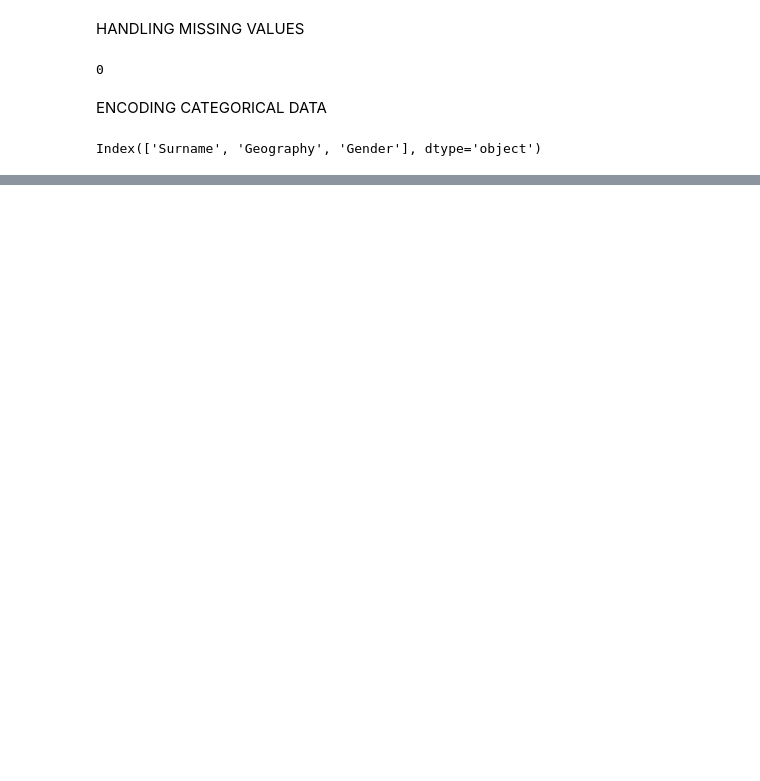
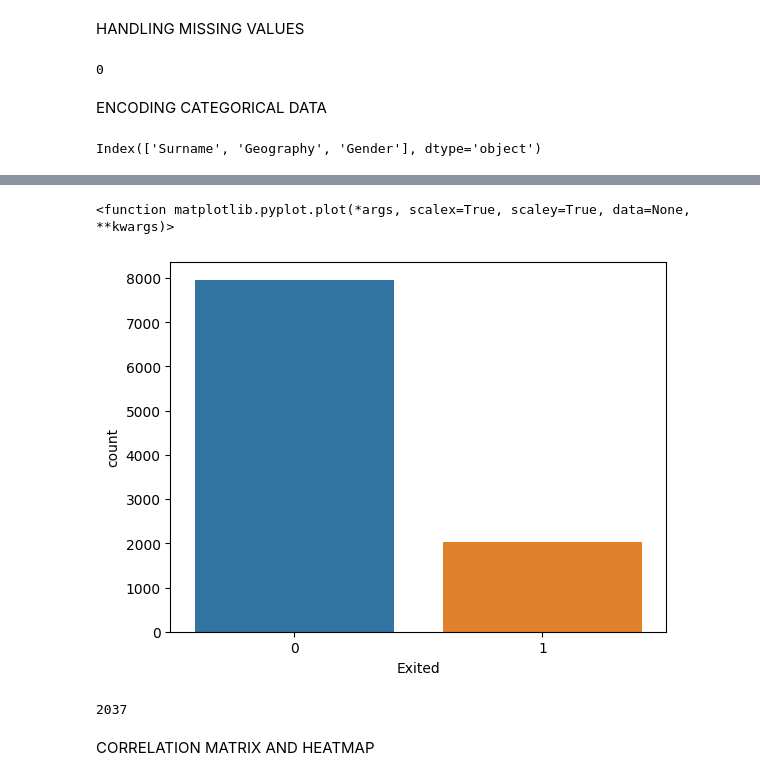
Before and after one commit to okechukwuchude/costomer-churn-rate-prediction, a Jupyter notebook: churn model.ipynb, the cells around one changed output, grey strips where cells are left out. Saved outputs shown, nothing was run; the diff lists cells and outputs as text; code cells hidden in the pictures; blank space fills up the shorter version.

```diff
--- a/churn model.ipynb
+++ b/churn model.ipynb
@@ -98,0 +90,13 @@ dataset.head(5)
+# %%
+sns.countplot(x='Exited', data=dataset)
+plt.plot
+# %% [output]
+<function matplotlib.pyplot.plot(*args, scalex=True, scaley=True, data=None, **kwargs)>
+[figure, added]
+# %%
+#churned customers
+(dataset.Exited == 1).sum()
+# %% [output]
+2037
+# %% [markdown]
+CORRELATION MATRIX AND HEATMAP
```
Also changed, not shown: parts of 14 cells of this notebook.
